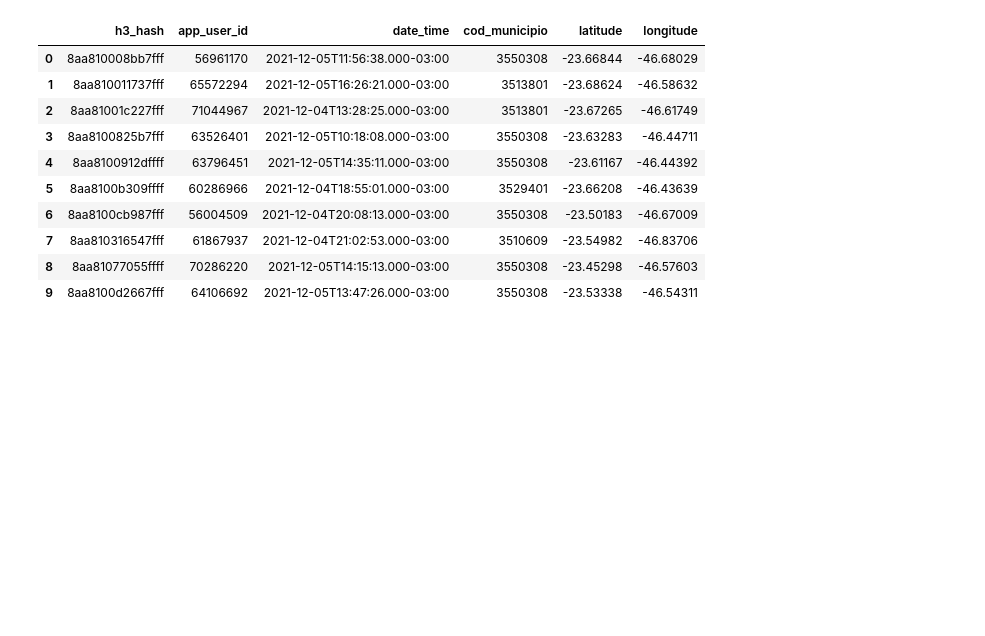
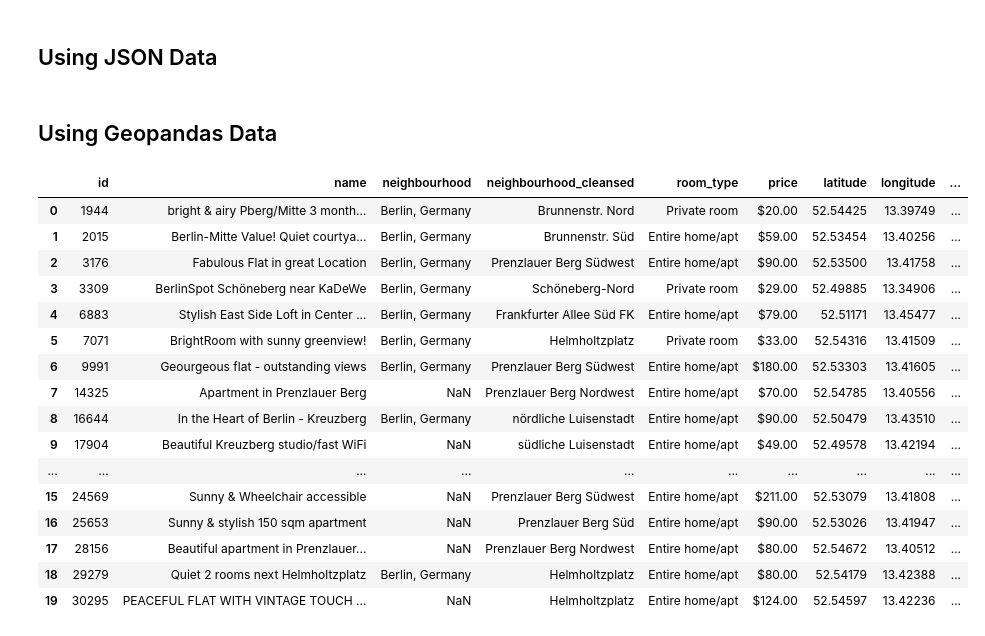
Before and after one commit to NESPEDUFV/more-data, a Jupyter notebook: examples/api-connector/api-openweather.ipynb, the cells around one changed output. Saved outputs shown, nothing was run; the diff lists cells and outputs as text; code cells hidden in the pictures; blank space fills up the shorter version.

```diff
--- a/examples/api-connector/api-openweather.ipynb
+++ b/examples/api-connector/api-openweather.ipynb
@@ -111,14 +28,0 @@ ValueError: Incompatible indexer with Series
-# %%
-geopandas_enriched
-# %% [output]
-|  | h3_hash | app_user_id | date_time | cod_municipio | latitude | longitude |
-| 0 | 8aa810008bb7fff | 56961170 | 2021-12-05T11:56:38.000-03:00 | 3550308 | -23.66844 | -46.68029 |
-| 1 | 8aa810011737fff | 65572294 | 2021-12-05T16:26:21.000-03:00 | 3513801 | -23.68624 | -46.58632 |
-| 2 | 8aa81001c227fff | 71044967 | 2021-12-04T13:28:25.000-03:00 | 3513801 | -23.67265 | -46.61749 |
-| 3 | 8aa8100825b7fff | 63526401 | 2021-12-05T10:18:08.000-03:00 | 3550308 | -23.63283 | -46.44711 |
-| 4 | 8aa8100912dffff | 63796451 | 2021-12-05T14:35:11.000-03:00 | 3550308 | -23.61167 | -46.44392 |
-| 5 | 8aa8100b309ffff | 60286966 | 2021-12-04T18:55:01.000-03:00 | 3529401 | -23.66208 | -46.43639 |
-| 6 | 8aa8100cb987fff | 56004509 | 2021-12-04T20:08:13.000-03:00 | 3550308 | -23.50183 | -46.67009 |
-| 7 | 8aa810316547fff | 61867937 | 2021-12-04T21:02:53.000-03:00 | 3510609 | -23.54982 | -46.83706 |
-| 8 | 8aa81077055ffff | 70286220 | 2021-12-05T14:15:13.000-03:00 | 3550308 | -23.45298 | -46.57603 |
-| 9 | 8aa8100d2667fff | 64106692 | 2021-12-05T13:47:26.000-03:00 | 3550308 | -23.53338 | -46.54311 |
@@ -127,0 +29,2 @@ df_enriched = pd.read_json('./data/1k_datapreprocessed_events_dates_sp_sample-0.
+# %% [markdown]
+## Using JSON Data
@@ -128,3 +43,35 @@ df_enriched = pd.read_json('./data/1k_datapreprocessed_events_dates_sp_sample-0.
+# %% [markdown]
+## Using Geopandas Data
+# %%
+import warnings
+
+def response_parser(response):
+    return response['main']
+
+sp = GeopandasData().from_geodataframe(df.iloc[0:20])
+
+api_weather_enricher = Enricher(connector=ApiConnector(response_parser=response_parser, url_pattern=URL_PATTERN, params=PARAMETERS))
+
+geopandas_enriched = api_weather_enricher.enrich(sp)
+geopandas_enriched
+# %% [output]
+|  | id | name | neighbourhood | neighbourhood_cleansed | room_type | price | latitude | longitude | ... |
+| 0 | 1944 | bright & airy Pberg/Mitte 3 month... | Berlin, Germany | Brunnenstr. Nord | Private room | $20.00 | 52.54425 | 13.39749 | ... |
+| 1 | 2015 | Berlin-Mitte Value! Quiet courtya... | Berlin, Germany | Brunnenstr. Süd | Entire home/apt | $59.00 | 52.53454 | 13.40256 | ... |
+| 2 | 3176 | Fabulous Flat in great Location | Berlin, Germany | Prenzlauer Berg Südwest | Entire home/apt | $90.00 | 52.53500 | 13.41758 | ... |
+| 3 | 3309 | BerlinSpot Schöneberg near KaDeWe | Berlin, Germany | Schöneberg-Nord | Private room | $29.00 | 52.49885 | 13.34906 | ... |
+| 4 | 6883 | Stylish East Side Loft in Center ... | Berlin, Germany | Frankfurter Allee Süd FK | Entire home/apt | $79.00 | 52.51171 | 13.45477 | ... |
+| 5 | 7071 | BrightRoom with sunny greenview! | Berlin, Germany | Helmholtzplatz | Private room | $33.00 | 52.54316 | 13.41509 | ... |
+| 6 | 9991 | Geourgeous flat - outstanding views | Berlin, Germany | Prenzlauer Berg Südwest | Entire home/apt | $180.00 | 52.53303 | 13.41605 | ... |
+| 7 | 14325 | Apartment in Prenzlauer Berg | NaN | Prenzlauer Berg Nordwest | Entire home/apt | $70.00 | 52.54785 | 13.40556 | ... |
+| 8 | 16644 | In the Heart of Berlin - Kreuzberg | Berlin, Germany | nördliche Luisenstadt | Entire home/apt | $90.00 | 52.50479 | 13.43510 | ... |
+| 9 | 17904 | Beautiful Kreuzberg studio/fast WiFi | NaN | südliche Luisenstadt | Entire home/apt | $49.00 | 52.49578 | 13.42194 | ... |
+| ... | ... | ... | ... | ... | ... | ... | ... | ... | ... |
+| 15 | 24569 | Sunny & Wheelchair accessible | NaN | Prenzlauer Berg Südwest | Entire home/apt | $211.00 | 52.53079 | 13.41808 | ... |
+| 16 | 25653 | Sunny & stylish 150 sqm apartment | NaN | Prenzlauer Berg Süd | Entire home/apt | $90.00 | 52.53026 | 13.41947 | ... |
+| 17 | 28156 | Beautiful apartment in Prenzlauer... | NaN | Prenzlauer Berg Nordwest | Entire home/apt | $80.00 | 52.54672 | 13.40512 | ... |
+| 18 | 29279 | Quiet 2 rooms next Helmholtzplatz | Berlin, Germany | Helmholtzplatz | Entire home/apt | $80.00 | 52.54179 | 13.42388 | ... |
+| 19 | 30295 | PEACEFUL FLAT WITH VINTAGE TOUCH ... | NaN | Helmholtzplatz | Entire home/apt | $124.00 | 52.54597 | 13.42236 | ... |
 # %%
 import seaborn
 import matplotlib.pyplot as plt
```
Also changed, not shown: parts of 5 cells of this notebook, 13 other files.
